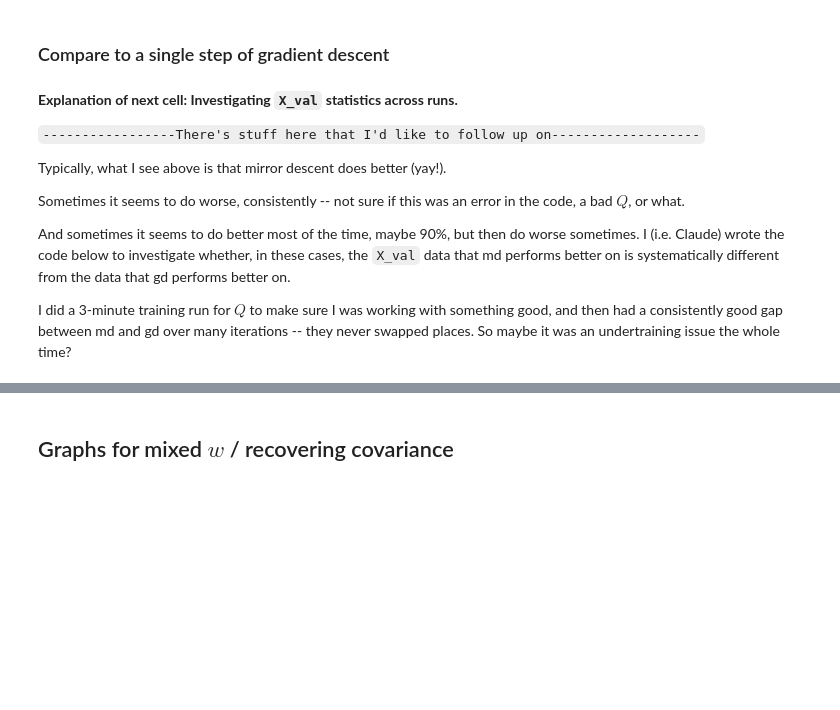
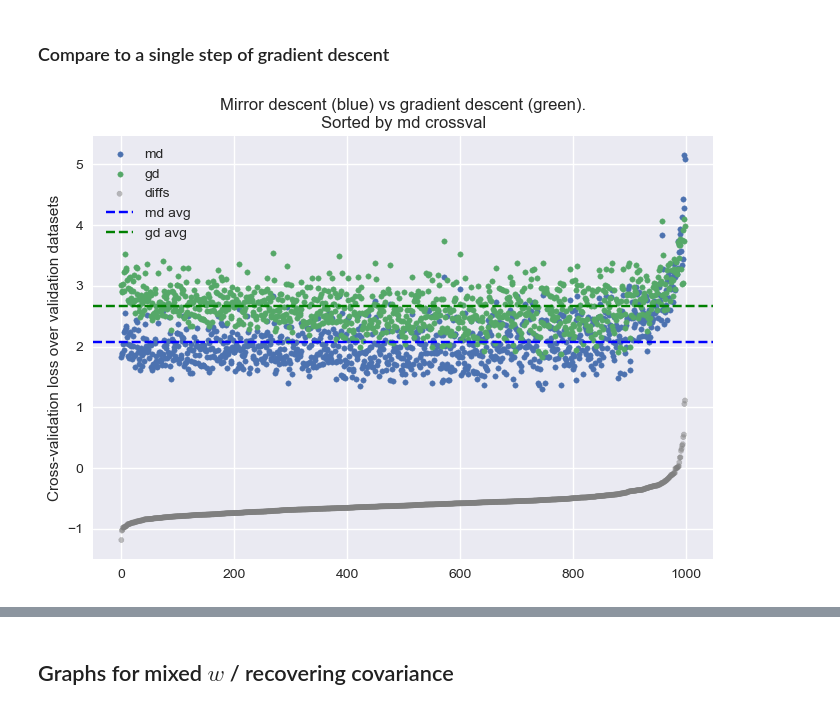
Before and after one commit to alexsemendinger/mirror-descent, a Jupyter notebook: md_single_step.ipynb, the cells around one changed output, grey strips where cells are left out. Drawn from its saved outputs; the diff is of its cells as text; code cells hidden in the pictures; blank space fills up the shorter version.

```diff
--- a/md_single_step.ipynb
+++ b/md_single_step.ipynb
@@ -598,26 +309,0 @@ X.shape
-# %%
-def stationary_closed_form(X, w, w_star, lr):
-    z = w - w_star
-    E = np.diag(X @ z)**2
-    return np.outer(z, z) @ X.T @ X @ np.linalg.inv(X.T @ E @ X) / (2 * lr)
-
-
-# Check that it works the way it should
-X_cov = np.eye(d)
-for i in range(3):
-    X_cov[i,i] *= 1000
-
-d, n = 10, 100
-lr = 0.5
-X = np.random.multivariate_normal(mean=np.zeros(d), cov=X_cov, size=(n,))
-w0 = np.random.randn(d)
-w_star = np.ones(d)
-
-Q_star = stationary_closed_form(X, w0, w_star, lr)
-plt.imshow(Q_star)
-plt.grid(0)
-plt.colorbar()
-plt.show()
-
-# pretty relaxed atol due to matrix inverse, sometimes using poorly-conditioned X_cov
-assert_allclose(stationarity_condition_Q_full(Q_star, X, w0, w_star, lr), 0, atol=1e-3, rtol=0)
@@ -689,7 +450,7 @@ lr = inner_lr
 trained_md_crossvals = []
 gd_crossvals = []
 X_vals = []
-for i in np.arange(1500):
+for i in np.arange(1000):
     X_val = np.random.randn(n, d)
     y_val = X_val @ w_star
     trained_md_crossvals.append(crossval(w0, Q_final, lr, X_val, y_val))
@@ -698,28 +459,18 @@ for i in np.arange(1500):
 # %%
 md_gd_crossvals = np.array([trained_md_crossvals, gd_crossvals])
 sorted_indices = np.argsort(md_gd_crossvals[0])                        # sort by value of md crossval
 sorted_indices = np.argsort(md_gd_crossvals[0] - md_gd_crossvals[1])   # sort by difference between crossvals
 md_gd_crossvals = md_gd_crossvals[:, sorted_indices]
 X_vals = np.array(X_vals)[sorted_indices]
 
-plt.plot(md_gd_crossvals[0], label="md")
-plt.plot(md_gd_crossvals[1], label="gd")
-plt.plot(md_gd_crossvals[1] - md_gd_crossvals[0], alpha=0.5, linestyle='--', color='gray', label="diffs")
+plt.scatter(range(len(md_gd_crossvals[0])), md_gd_crossvals[0], label="md", s=15)
+plt.scatter(range(len(md_gd_crossvals[0])), md_gd_crossvals[1], label="gd", s=15)
+plt.scatter(range(len(md_gd_crossvals[0])), md_gd_crossvals[0] - md_gd_crossvals[1], alpha=0.5, linestyle='--', color='gray', label="diffs", s=15)
 plt.axhline(y=np.mean(md_gd_crossvals[0]), label="md avg", color='blue', linestyle='--')
 plt.axhline(y=np.mean(md_gd_crossvals[1]), label="gd avg", color='green', linestyle='--')
 plt.ylabel("Cross-validation loss over validation datasets")
 plt.title("Mirror descent (blue) vs gradient descent (green).\nSorted by md crossval")
 plt.legend()
 plt.show()
+# %% [output]
+[figure, added]
-# %% [markdown]
-**Explanation of next cell: Investigating `X_val` statistics across runs.**
-
-`-----------------There's stuff here that I'd like to follow up on-------------------`
-
-Typically, what I see above is that mirror descent does better (yay!).
-
-Sometimes it seems to do worse, consistently -- not sure if this was an error in the code, a bad $Q$, or what.
-
-And sometimes it seems to do better most of the time, maybe 90%, but then do worse sometimes. I (i.e. Claude) wrote the code below to investigate whether, in these cases, the `X_val` data that md performs better on is systematically different from the data that gd performs better on.
-
-I did a 3-minute training run for $Q$ to make sure I was working with something good, and then had a consistently good gap between md and gd over many iterations -- they never swapped places. So maybe it was an undertraining issue the whole time?
```
Also changed, not shown: parts of 45 cells of this notebook.
